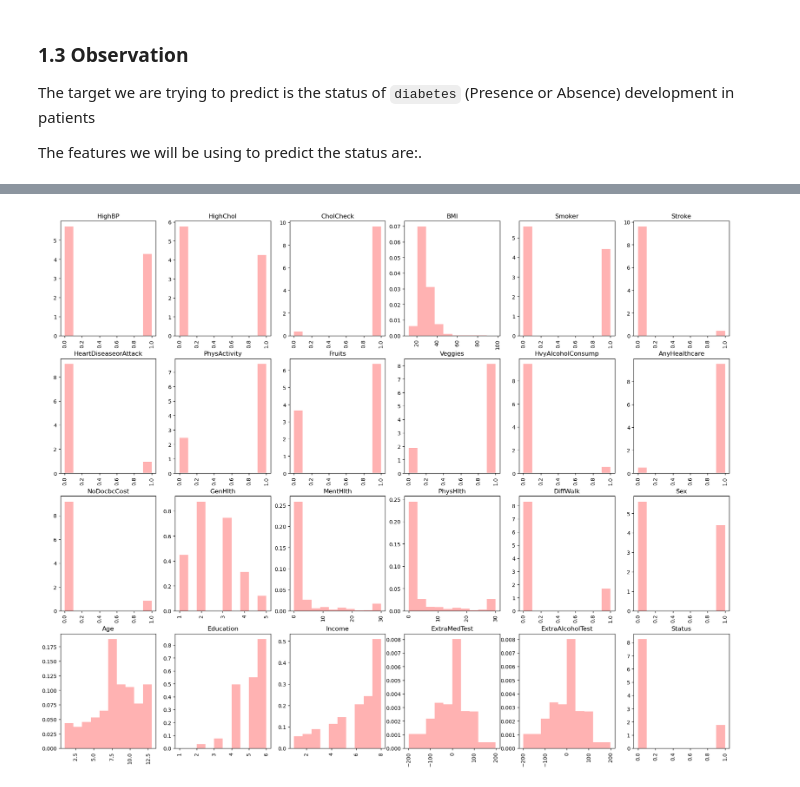
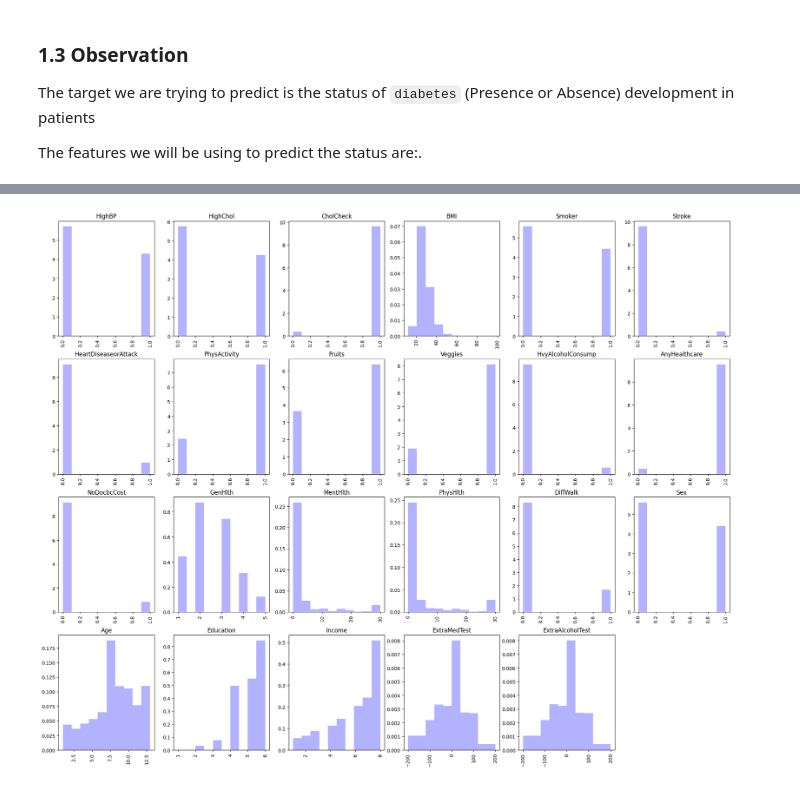
Before and after one commit to LocVu-Tim/COSC2753_A1_s3891483, a Jupyter notebook: notebooks/EDA.ipynb, the cells around one changed output, grey strips where cells are left out. Drawn from its saved outputs; the diff is of its cells as text; code cells hidden in the pictures.

```diff
--- a/notebooks/EDA.ipynb
+++ b/notebooks/EDA.ipynb
@@ -273,0 +300,3 @@ dtype: float64
+# %%
+df_train = df_train.drop(columns=['Id', 'Status'])
+df_test = df_test.drop(columns=['Id', 'Status'])
@@ -308,3 +363,0 @@ We will not be using "Id" field, which has no relation to patients’ condition
-# %%
-df_train = df_train.drop(columns=['Id'])
-df_test = df_test.drop(columns=['Id'])
@@ -338,9 +374,9 @@ df_test.head()
 # %%
-plt.figure(figsize=(23,23))
+plt.figure(figsize=(25,25))
 for i, col in enumerate(df_train.columns):
     plt.subplot(5,6,i+1)
-    plt.hist(df_train[col], alpha=0.3, color='r', density=True)
+    plt.hist(df_train[col], alpha=0.3, color='b', density=True)
     plt.title(col)
     plt.xticks(rotation='vertical')
 # %% [output]
-[figure, old version]
+[figure, new version]
```
Also changed, not shown: parts of 47 cells of this notebook.
